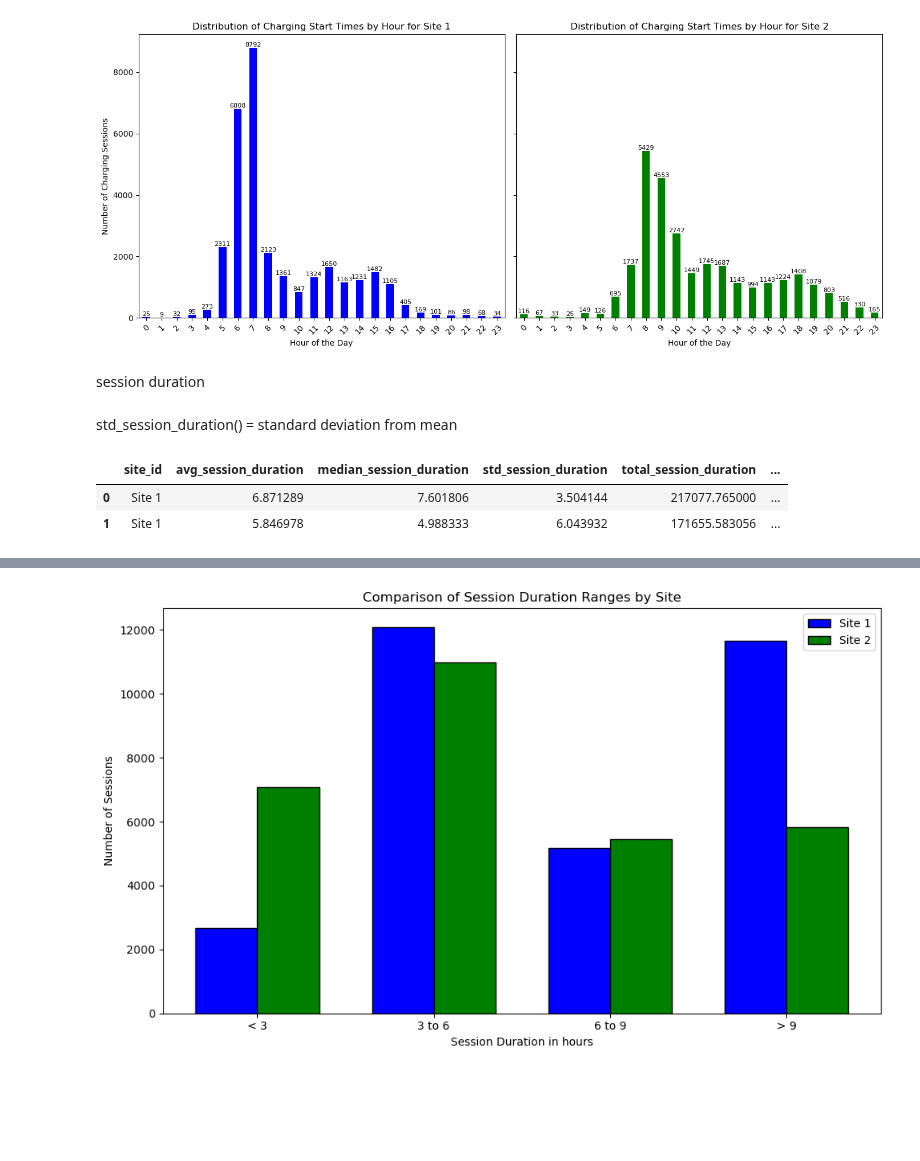
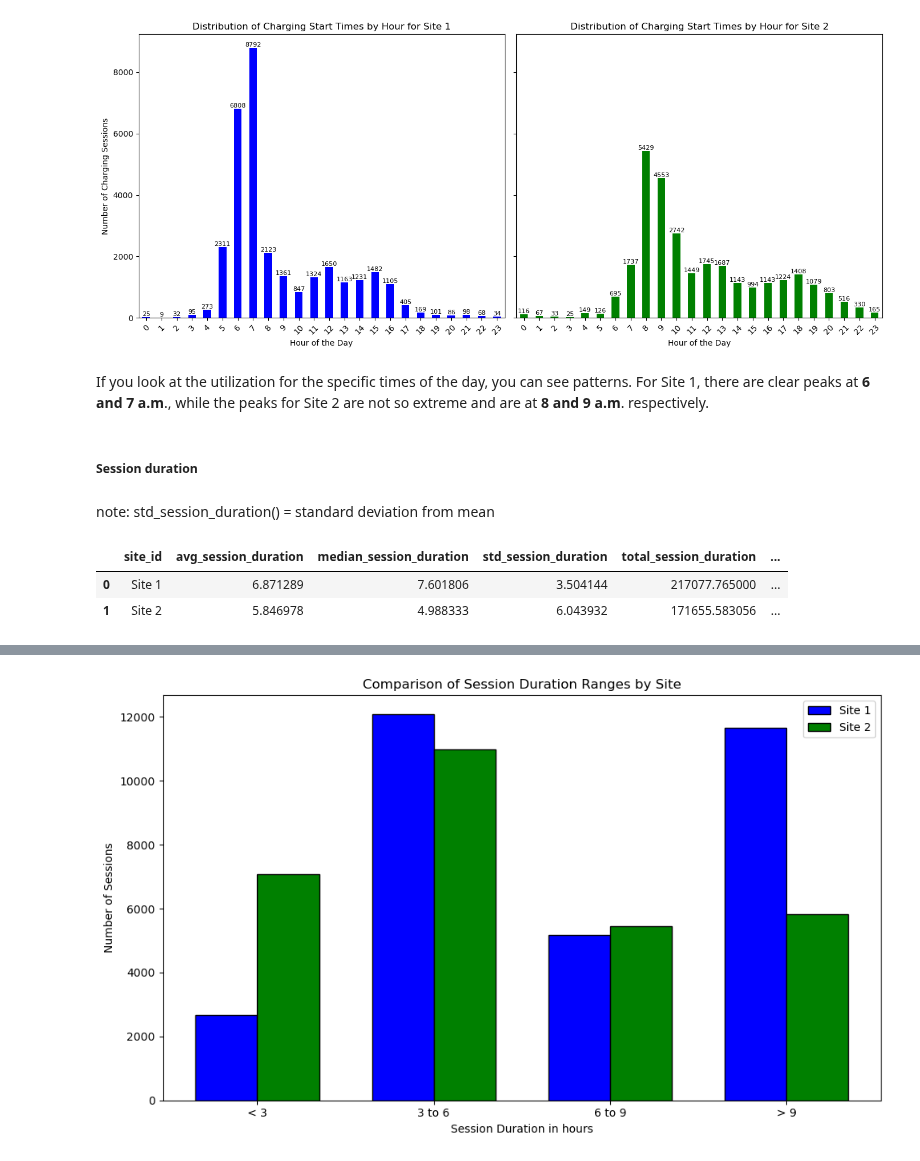
Before and after one commit to Zeyd263/DataDynamos, a Jupyter notebook: Preprocessing.ipynb, the cells around one changed output, grey strips where cells are left out. Saved outputs shown, nothing was run; the diff lists cells and outputs as text; code cells hidden in the pictures; blank space fills up the shorter version.

```diff
--- a/Preprocessing.ipynb
+++ b/Preprocessing.ipynb
@@ -316,10 +416,13 @@ for index, value in enumerate(start_hour_counts_2):
 plt.tight_layout()
 # %% [output]
 [figure]
-# %% [markdown]
-session duration
+# %% [markdown]
+If you look at the utilization for the specific times of the day, you can see patterns.
+For Site 1, there are clear peaks at **6 and 7 a.m**., while the peaks for Site 2 are not so extreme and are at **8 and 9 a.m**. respectively.
+# %% [markdown]
+##### Session duration
 # %% [markdown]
-std_session_duration() = standard deviation from mean
+note: std_session_duration() = standard deviation from mean
 # %%
 data_1['session_duration'] = (data_1['disconnectTime'] - data_1['connectionTime']).dt.total_seconds() /3600
 data_1['charging_duration'] = (data_1['doneChargingTime'] - data_1['connectionTime']).dt.total_seconds() /3600
@@ -328,32 +431,32 @@ site_1_summary = {
     'site_id': 'Site 1',
     'avg_session_duration': data_1['session_duration'].mean(),
     'median_session_duration': data_1['session_duration'].median(),
     'std_session_duration': data_1['session_duration'].std(),
     'total_session_duration': data_1['session_duration'].sum(),
     'session_count': len(data_1),
     'avg_charging_duration': data_1['charging_duration'].mean(),
     'avg_kWh_delivered': data_1['kWhDelivered'].mean(),
     'total_kWh_delivered': data_1['kWhDelivered'].sum()
 }
 
 data_2['session_duration'] = (data_2['disconnectTime'] - data_2['connectionTime']).dt.total_seconds() /3600
 data_2['charging_duration'] = (data_2['doneChargingTime'] - data_2['connectionTime']).dt.total_seconds() /3600
 
 site_2_summary = {
-    'site_id': 'Site 1',
+    'site_id': 'Site 2',
     'avg_session_duration': data_2['session_duration'].mean(),
     'median_session_duration': data_2['session_duration'].median(),
     'std_session_duration': data_2['session_duration'].std(),
     'total_session_duration': data_2['session_duration'].sum(),
     'session_count': len(data_2),
     'avg_charging_duration': data_2['charging_duration'].mean(),
     'avg_kWh_delivered': data_2['kWhDelivered'].mean(),
     'total_kWh_delivered': data_2['kWhDelivered'].sum()
 }
 
 site_comparison = pd.DataFrame([site_1_summary, site_2_summary])
 site_comparison.head()
 # %% [output]
 |  | site_id | avg_session_duration | median_session_duration | std_session_duration | total_session_duration | ... |
 | 0 | Site 1 | 6.871289 | 7.601806 | 3.504144 | 217077.765000 | ... |
-| 1 | Site 1 | 5.846978 | 4.988333 | 6.043932 | 171655.583056 | ... |
+| 1 | Site 2 | 5.846978 | 4.988333 | 6.043932 | 171655.583056 | ... |
```
Also changed, not shown: parts of 20 cells of this notebook.
